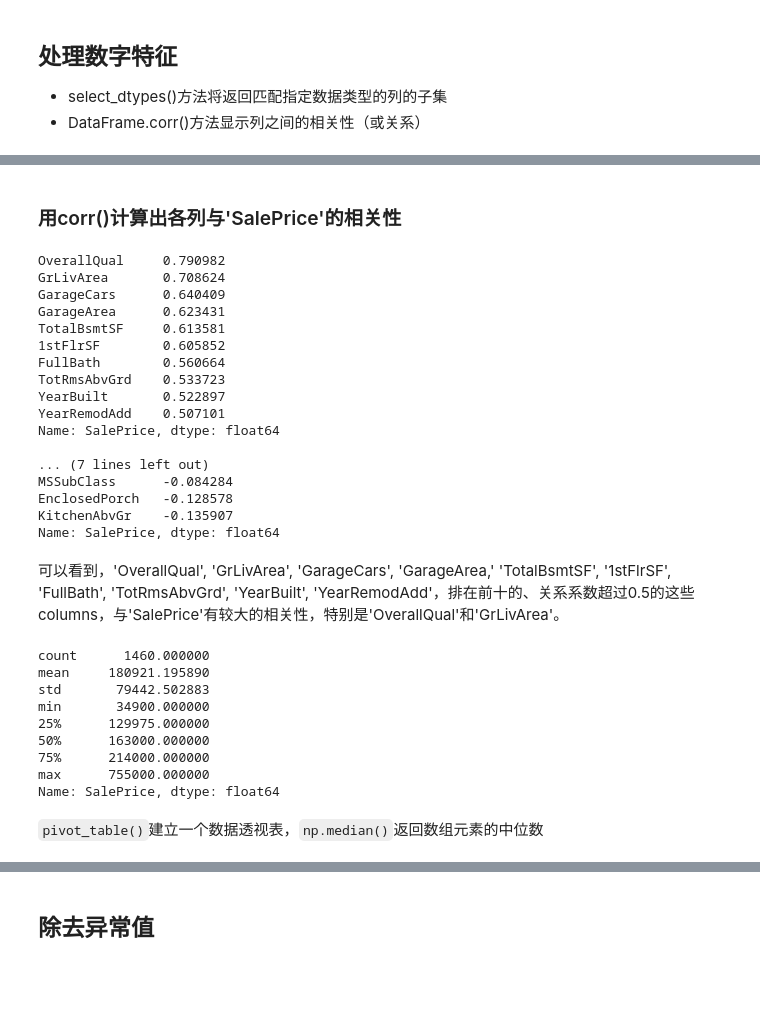
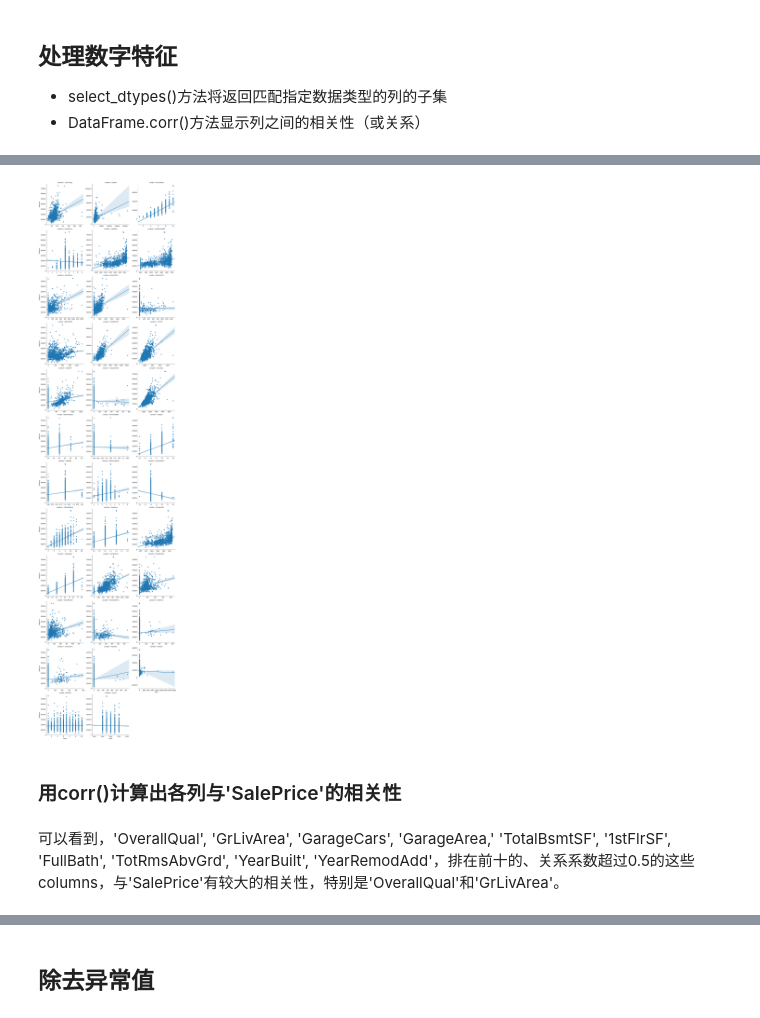
Before and after one commit to ZHBIT92/Deep-Learning, a Jupyter notebook: Kaggle/House_Prices/import-1.ipynb, the cells around one changed output, grey strips where cells are left out. Saved outputs shown, nothing was run; the diff lists cells and outputs as text; code cells hidden in the pictures; blank space fills up the shorter version.

```diff
--- a/Kaggle/House_Prices/import-1.ipynb
+++ b/Kaggle/House_Prices/import-1.ipynb
@@ -75,41 +99,17 @@ num_trainData = traindata.select_dtypes(include=[np.number])
+# %%
+def jointplot(x,y,**kwargs):
+    try:
+        sns.regplot(x=x,y=y)
+    except Exception:
+        print(x.value_counts())
+num_trainData = num_trainData.iloc[:,2:-1] #获取除id和SalePrice外的数值类型
+f = pd.melt(traindata, id_vars=['SalePrice'],value_vars=num_trainData)
+g = sns.FacetGrid(f,col='variable',col_wrap=3,sharex=False,sharey=False,size=5)
+g = g.map(jointplot,"value","SalePrice")
+plt.show()
+# %% [output]
+[figure, added]
 # %% [markdown]
 ### 用corr()计算出各列与'SalePrice'的相关性
-# %%
-traindata_corr = num_trainData.corr()['SalePrice'][:-1]
-
-print (traindata_corr[abs(traindata_corr) > 0].sort_values(ascending=False)[:10], '\n')
-print (traindata_corr[abs(traindata_corr) > 0].sort_values(ascending=False)[-10:],'\n')
-# %% [output]
-OverallQual     0.790982
-GrLivArea       0.708624
-GarageCars      0.640409
-GarageArea      0.623431
-TotalBsmtSF     0.613581
-1stFlrSF        0.605852
-FullBath        0.560664
-TotRmsAbvGrd    0.533723
-YearBuilt       0.522897
-YearRemodAdd    0.507101
-Name: SalePrice, dtype: float64
-
-... (7 lines left out)
-MSSubClass      -0.084284
-EnclosedPorch   -0.128578
-KitchenAbvGr    -0.135907
-Name: SalePrice, dtype: float64
 # %% [markdown]
 可以看到，'OverallQual', 'GrLivArea', 'GarageCars', 'GarageArea,' 'TotalBsmtSF', '1stFlrSF', 'FullBath', 'TotRmsAbvGrd', 'YearBuilt', 'YearRemodAdd'，排在前十的、关系系数超过0.5的这些columns，与'SalePrice'有较大的相关性，特别是'OverallQual'和'GrLivArea'。
-# %%
-traindata.SalePrice.describe()
-# %% [output]
-count      1460.000000
-mean     180921.195890
-std       79442.502883
-min       34900.000000
-25%      129975.000000
-50%      163000.000000
-75%      214000.000000
-max      755000.000000
-Name: SalePrice, dtype: float64
-# %% [markdown]
-`pivot_table()`建立一个数据透视表，`np.median()`返回数组元素的中位数
```
Also changed, not shown: parts of 66 cells of this notebook, 5 other files.
